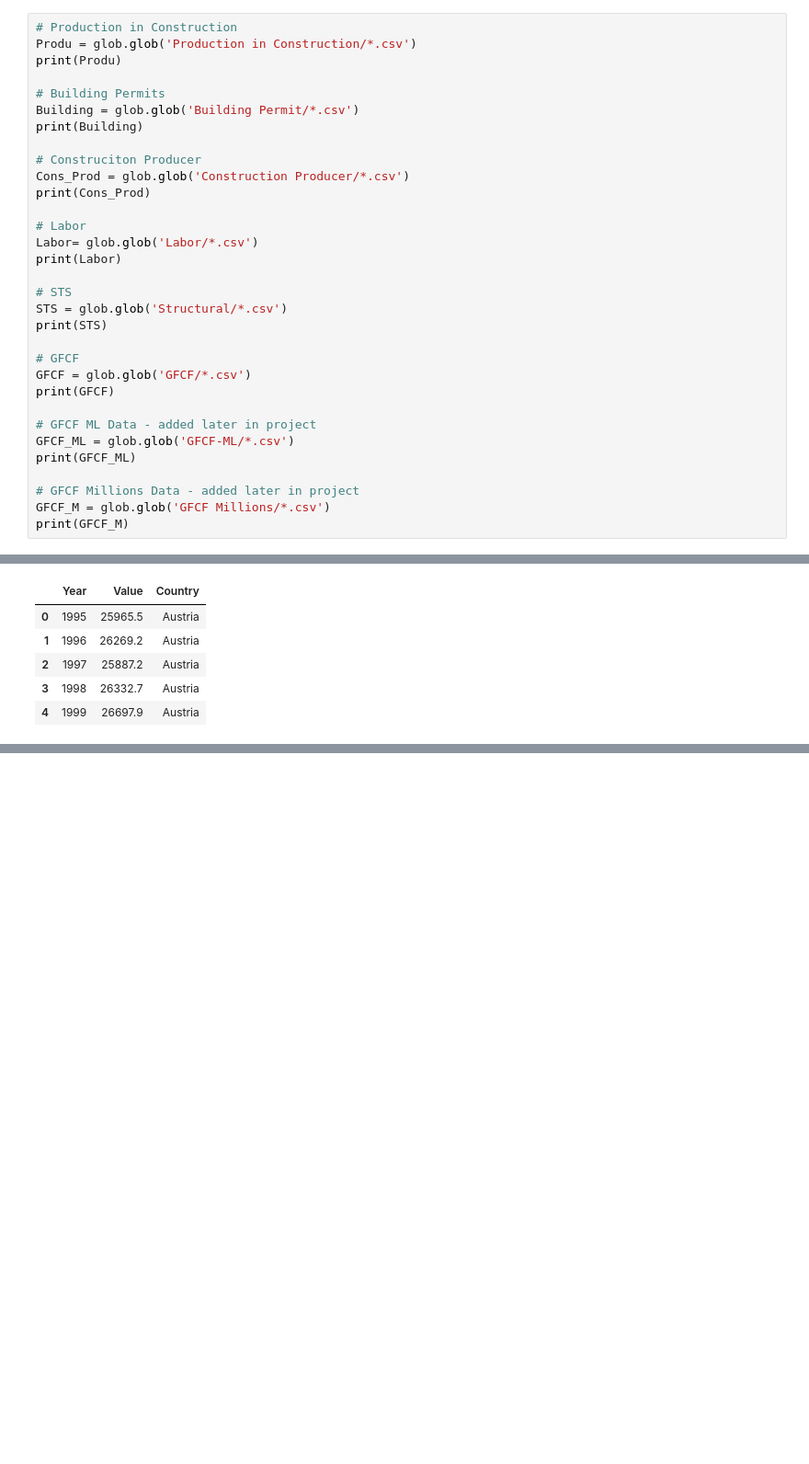
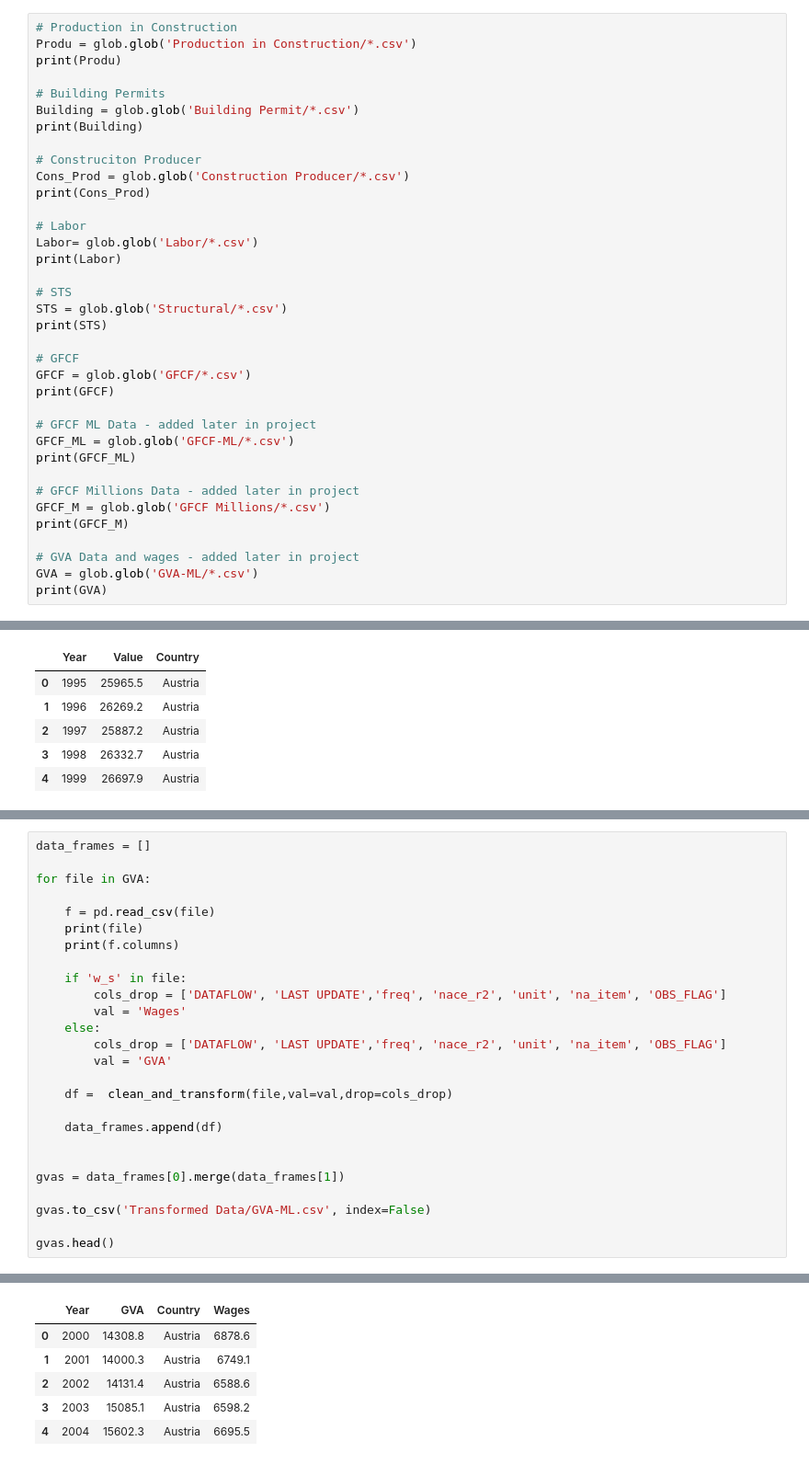
Before and after one commit to sbs23066/CA2---Irish-Construction-Project, a Jupyter notebook: etl.ipynb, the cells around one changed output, grey strips where cells are left out. Shown at 92% size. Saved outputs shown, nothing was run; the diff lists cells and outputs as text; blank space fills up the shorter version.

```diff
--- a/etl.ipynb
+++ b/etl.ipynb
@@ -44,6 +44,10 @@ print(GFCF_ML)
 # GFCF Millions Data - added later in project
 GFCF_M = glob.glob('GFCF Millions/*.csv')
 print(GFCF_M)
+
+# GVA Data and wages - added later in project
+GVA = glob.glob('GVA-ML/*.csv')
+print(GVA)
 # %% [output]
 ['Production in Construction\\civil_a.csv', 'Production in Construction\\cons_a.csv']
 ['Building Permit\\Building Permit Annual.csv']
@@ -447,0 +455,27 @@ df.head()
+# %%
+data_frames = []
+
+for file in GVA:
+
+    f = pd.read_csv(file)
+    print(file)
+    print(f.columns)
+
+    if 'w_s' in file:
+        cols_drop = ['DATAFLOW', 'LAST UPDATE','freq', 'nace_r2', 'unit', 'na_item', 'OBS_FLAG']
+        val = 'Wages'
+    else:
+        cols_drop = ['DATAFLOW', 'LAST UPDATE','freq', 'nace_r2', 'unit', 'na_item', 'OBS_FLAG']
+        val = 'GVA'
+
+    df =  clean_and_transform(file,val=val,drop=cols_drop)
+
+    data_frames.append(df)
+
+
+gvas = data_frames[0].merge(data_frames[1])
+
+gvas.to_csv('Transformed Data/GVA-ML.csv', index=False)
+
+gvas.head()
+# %% [output]
@@ -447,0 +490,6 @@ df.head()
+|  | Year | GVA | Country | Wages |
+| 0 | 2000 | 14308.8 | Austria | 6878.6 |
+| 1 | 2001 | 14000.3 | Austria | 6749.1 |
+| 2 | 2002 | 14131.4 | Austria | 6588.6 |
+| 3 | 2003 | 15085.1 | Austria | 6598.2 |
+| 4 | 2004 | 15602.3 | Austria | 6695.5 |
```
Also changed, not shown: parts of 3 cells of this notebook, 4 other files.
